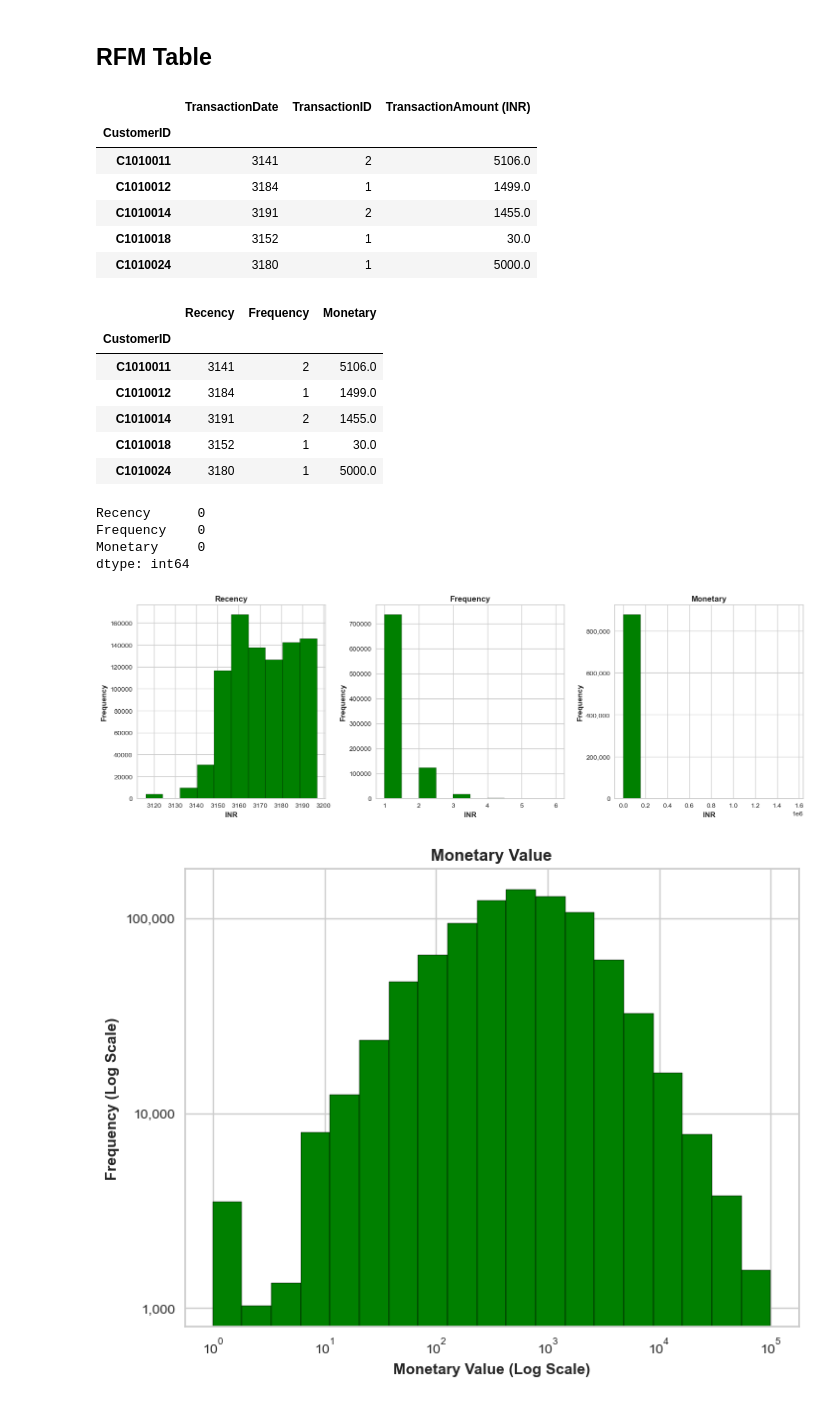
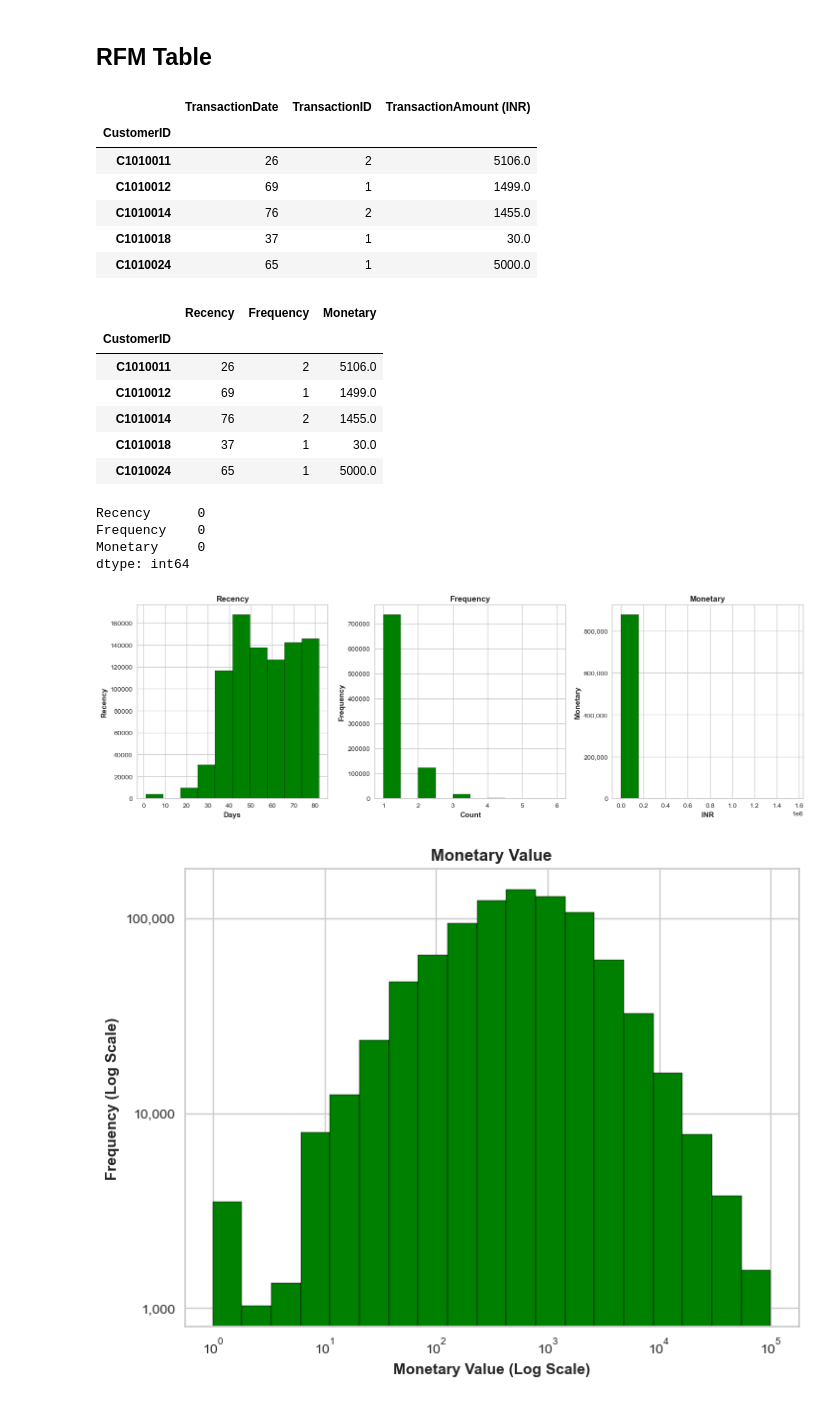
Before and after one commit to Halimat92/Optimizing-Retail-Banking-Strategies-, a Jupyter notebook: Optimizing_Retail_Banking_Strategies.ipynb, the cells around one changed output. Drawn from its saved outputs; the diff is of its cells as text; code cells hidden in the pictures.

```diff
--- a/Optimizing_Retail_Banking_Strategies.ipynb
+++ b/Optimizing_Retail_Banking_Strategies.ipynb
@@ -742,2 +744,5 @@ The Firsttransaction Date is : 2016-10-21 00:00:00
+# %%
+day = df["TransactionDate"].max() #obtain maximum date
+day = pd.to_datetime(day)           #convert to date-time
 # %%
 # Define 'day' as today's date
@@ -762,7 +767,7 @@ print(recency.empty)
 # %% [output]
 False
 # %%
-df["TransactionDate"] = pd.to_datetime(df["TransactionDate"], errors="coerce")
+# df["TransactionDate"] = pd.to_datetime(df["TransactionDate"], errors="coerce")
 # %%
 print(df["CustomerID"].nunique())
 # %% [output]
@@ -822,11 +833,11 @@ RFM_table.head()
 # %% [output]
 |  | TransactionDate | TransactionID | TransactionAmount (INR) |
 | CustomerID |  |  |  |
-| C1010011 | 3141 | 2 | 5106.0 |
-| C1010012 | 3184 | 1 | 1499.0 |
-| C1010014 | 3191 | 2 | 1455.0 |
-| C1010018 | 3152 | 1 | 30.0 |
-| C1010024 | 3180 | 1 | 5000.0 |
+| C1010011 | 26 | 2 | 5106.0 |
+| C1010012 | 69 | 1 | 1499.0 |
+| C1010014 | 76 | 2 | 1455.0 |
+| C1010018 | 37 | 1 | 30.0 |
+| C1010024 | 65 | 1 | 5000.0 |
 # %%
 RFM_table = RFM_table.rename(columns={
     "TransactionDate": "Recency",
@@ -838,11 +849,11 @@ RFM_table.head()
 # %% [output]
 |  | Recency | Frequency | Monetary |
 | CustomerID |  |  |  |
-| C1010011 | 3141 | 2 | 5106.0 |
-| C1010012 | 3184 | 1 | 1499.0 |
-| C1010014 | 3191 | 2 | 1455.0 |
-| C1010018 | 3152 | 1 | 30.0 |
-| C1010024 | 3180 | 1 | 5000.0 |
+| C1010011 | 26 | 2 | 5106.0 |
+| C1010012 | 69 | 1 | 1499.0 |
+| C1010014 | 76 | 2 | 1455.0 |
+| C1010018 | 37 | 1 | 30.0 |
+| C1010024 | 65 | 1 | 5000.0 |
 # %%
 RFM_table.isnull().sum()
 # %% [output]
@@ -853,20 +864,20 @@ dtype: int64
 # %%
 # Explore RFM Table
 fig, axis = plt.subplots(1, 3, figsize=(15, 5))
 columns = ["Recency", "Frequency", "Monetary"]
 
 for i, col in enumerate(columns):  # Use enumerate to loop through columns
-    axis[i].hist(RFM_table[col], bins=10, color="green", edgecolor="black")  # Fix parameters
+    axis[i].hist(RFM_table[col], bins=10, color="green", edgecolor="black")
     axis[i].set_title(col, fontweight='bold')
-    axis[i].set_xlabel("Days" if col == "recency" else "Count" if col == "frequency" else "INR", fontweight='bold')  # Conditional label
-    axis[i].set_ylabel("Frequency", fontweight='bold')
+    axis[i].set_xlabel("Days" if col == "Recency" else "Count" if col == "Frequency" else "INR", fontweight='bold')  # Conditional label
+    axis[i].set_ylabel(col, fontweight='bold')
 
 plt.gca().yaxis.set_major_formatter(StrMethodFormatter('{x:,.0f}'))
 plt.tight_layout()
-# plt.savefig("Frequency,Receccy and Monetary.png", format='png', dpi=300)
+plt.savefig("Frequency,Receccy and Monetary.png", format='png', dpi=300)
 plt.show()
 # %% [output]
-[figure, old version]
+[figure, new version]
 # %%
 plt.figure(figsize=(8, 6))
 plt.hist(RFM_table["Monetary"], bins=np.logspace(0, 5, 20), color="green", edgecolor="black")
```
Also changed, not shown: parts of 47 cells of this notebook.
